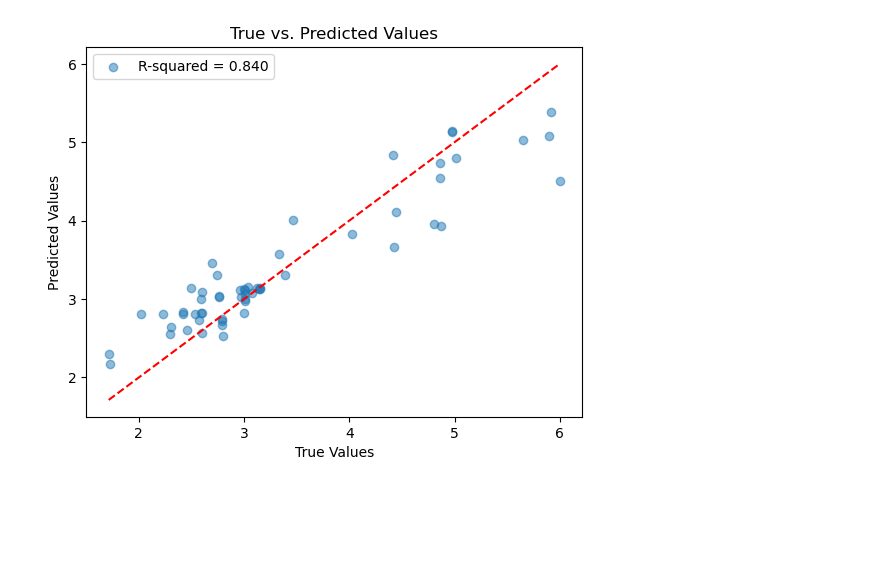
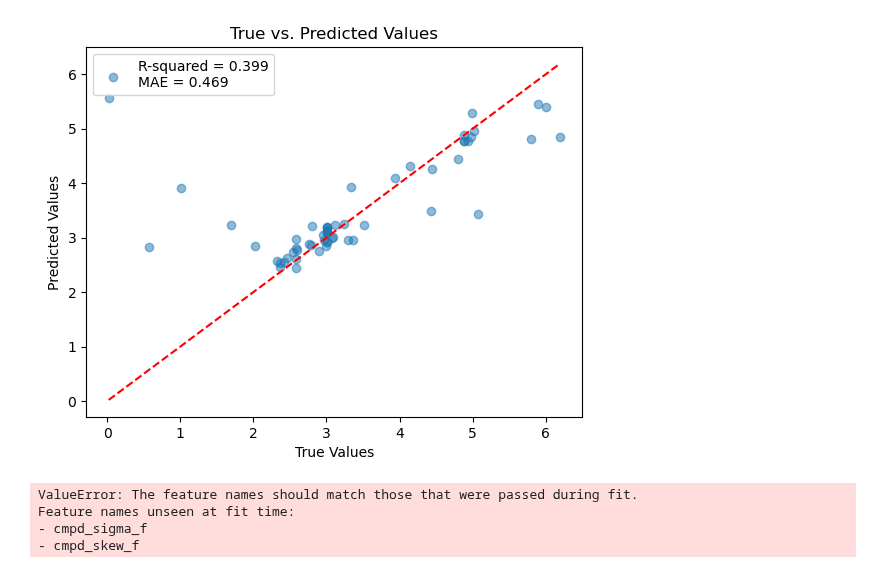
Before and after one commit to erikswanke/2d-Material-Science, a Jupyter notebook: sci_reports.ipynb, the cells around one changed output. Cells and saved outputs as stored; diff of their text form; code cells hidden in the pictures; blank space fills up the shorter version.

Commit message:
feature selection in model

```diff
--- a/sci_reports.ipynb
+++ b/sci_reports.ipynb
@@ -118,21 +120,41 @@ def plot_predictions(y_test, y_pred, r2):
     plt.title('True vs. Predicted Values')
     plt.legend()
     plt.show()
+# %%
+# Split the data into training and testing sets
+X_train, X_test, y_train, y_test = train_test_split(X, y)
+
+# Train the model with hyperparameter tuning
+X_train_temp = X_train
+X_test_temp = X_test
+models = []
+Xtests_at_each_step = []
+
+for i in range(2):
+    model = train_model(X_train_temp, y_train)
+    models.append(model)
+    Xtests_at_each_step.append(X_test_temp)
+    importances = model.feature_importances_
+    lowest_indices = np.argsort(model.feature_importances_)[:5]
+    print("hi")
+    # Remove the columns with the lowest importance from the dataset
+    X_train_temp=X_train_temp.drop(X_train_temp.columns[lowest_indices], axis=1)
+    X_test_temp=X_test_temp.drop(X_test_temp.columns[lowest_indices], axis=1)
 # %%
-# Split the data into training and testing sets
-X_train, X_test, y_train, y_test = train_test_split(X, y)
+# Evaluate the model
+for model, Xtemps in models, xtem:
 
-# Train the model with hyperparameter tuning
-model = train_model(X_train, y_train)
+    y_pred = model.predict(X_test)
+    r2, mae = evaluate_model(model, X_test, y_test)
 
-# Evaluate the model
-y_pred = model.predict(X_test)
-r2 = evaluate_model(model, X_test, y_test)
-
-# Plot the predictions
-plot_predictions(y_test, y_pred, r2)
+    # Plot the predictions
+    plot_predictions(y_test, y_pred, r2, mae)
 # %% [output]
-[figure, old version]
+[figure, new version]
+ValueError: The feature names should match those that were passed during fit.
+Feature names unseen at fit time:
+- cmpd_sigma_f
+- cmpd_skew_f
 # %%
 def hyper_search(X_train, y_train, X_val, y_val):
   """
```
Also changed, not shown: parts of 6 cells of this notebook.
